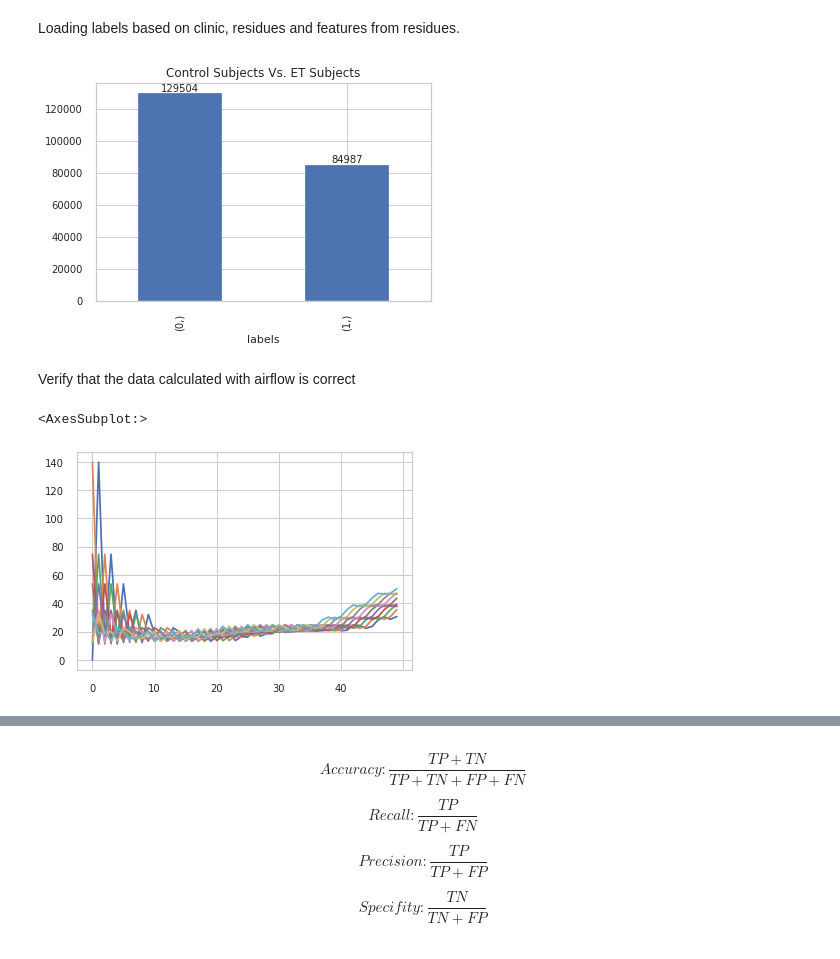
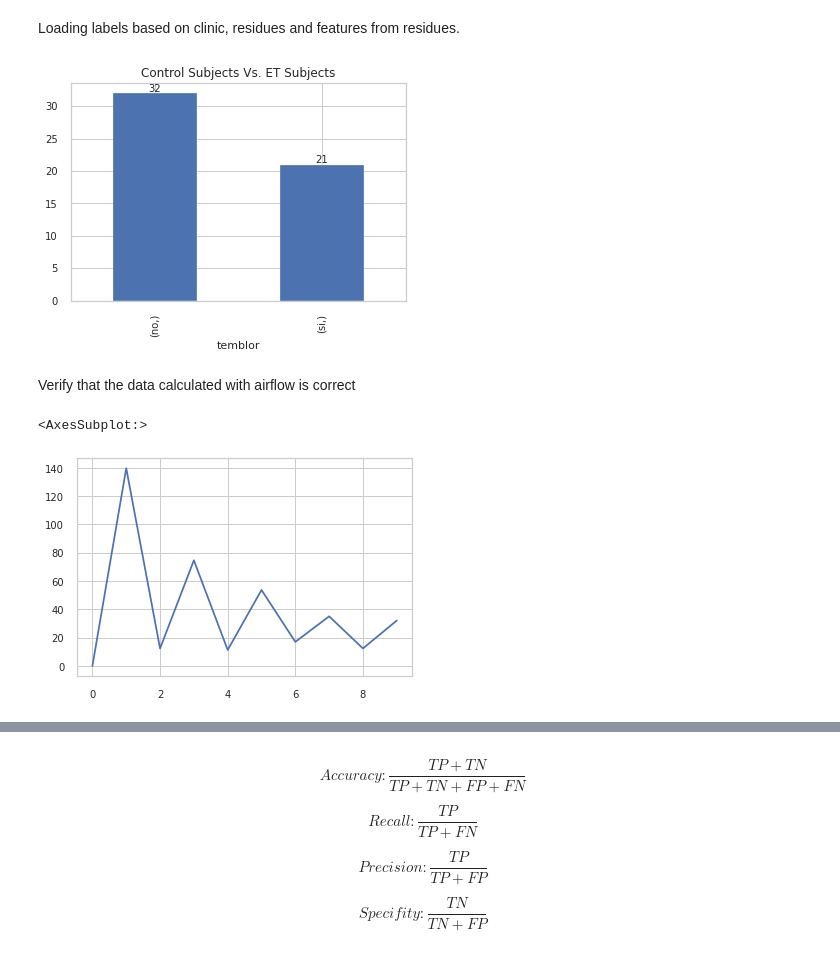
Before and after one commit to spolex/spiral, a Jupyter notebook: notebooks/202209_spiral_sklearn_rd_&_r_windowed_binary_classification.ipynb, the cells around one changed output, grey strips where cells are left out. Drawn from its saved outputs; the diff is of its cells as text; code cells hidden in the pictures.

Commit message:
adjusting lstm mlflow project to be launched reading data from mysql

```diff
--- a/notebooks/202209_spiral_sklearn_rd_&_r_windowed_binary_classification.ipynb
+++ b/notebooks/202209_spiral_sklearn_rd_&_r_windowed_binary_classification.ipynb
@@ -12,24 +12,22 @@ mpl.style.use('seaborn-notebook')
 %matplotlib inline
 #sorted(mpl.style.available)
 
+from datetime import datetime
+today=datetime.today().strftime("%Y%m%d")
 
-#adding local modules
-import sys
-module_path = path.abspath(path.join('..'))
-if module_path not in sys.path:
-    sys.path.append(module_path)
-from preprocess.biodarw_feature_extraction import extract_residues, extract_radio
-from utils import load_biodarw
+from sqlalchemy import create_engine
+user = 'airflow'
+password = 'airflow'
+db_host = 'mariadb'
+db_name = 'elekin'
 
-# setting up variables
-doc_path = "/data/elekin/doc"
-coefficients=17
+engine = create_engine('mariadb+pymysql://{}:{}@{}/{}'.format(user, password, db_host, db_name))
+conn = engine.connect()
 
+feature = 'radius'
+extra = ''
+table_name = f'{feature}{extra}_20220918'
 
-# radius or residues
-feature='radius'
-
-# if features is residues ''<coefficients>_' for example '17_' otherwhise ''
-coefficients= '' if feature == 'radius' else '17'
+from sklearn.preprocessing import LabelEncoder
 
 %matplotlib inline
@@ -54,19 +48,21 @@ Loaded data from CSV
 # %% [markdown]
 Loading labels based on clinic, residues and features from residues.
 # %%
-y = pd.read_csv("/data/elekin/data/results/handwriting/tmp/windowed_data_augmentation_{}_{}_20220911_labels.csv".format(feature, coefficients)) #TODO automate
-y = y.set_index(y.columns[0]).sort_index()
+y = pd.read_sql("labels_20220918" ,engine, index_col='subject_id')
 ax = y.value_counts().plot.bar(title='Control Subjects Vs. ET Subjects', x='counts')
 _ = ax.bar_label(ax.containers[0])
 # %% [output]
-[figure, old version]
+[figure, new version]
 # %% [markdown]
 Verify that the data calculated with airflow is correct
 # %%
+features=dataset
+if "window" not in table_name:
+    features = dataset.T
 features.loc['C01_1'].iloc[:10].T.plot(legend=False)
 # %% [output]
 <AxesSubplot:>
-[figure, old version]
+[figure, new version]
 # %%
 features.loc['C01_1'].shape
 # %% [output]
```
Also changed, not shown: parts of 27 cells of this notebook, 26 other files.
